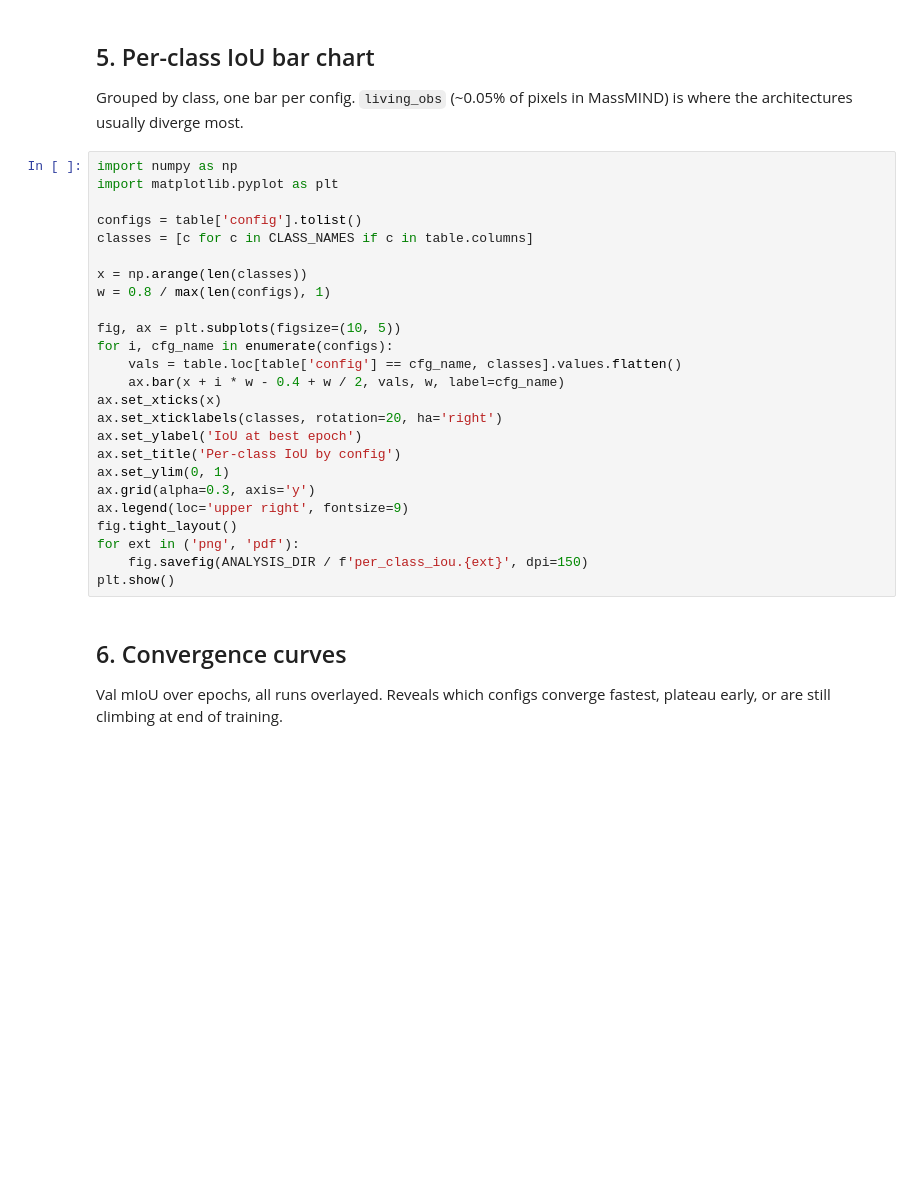
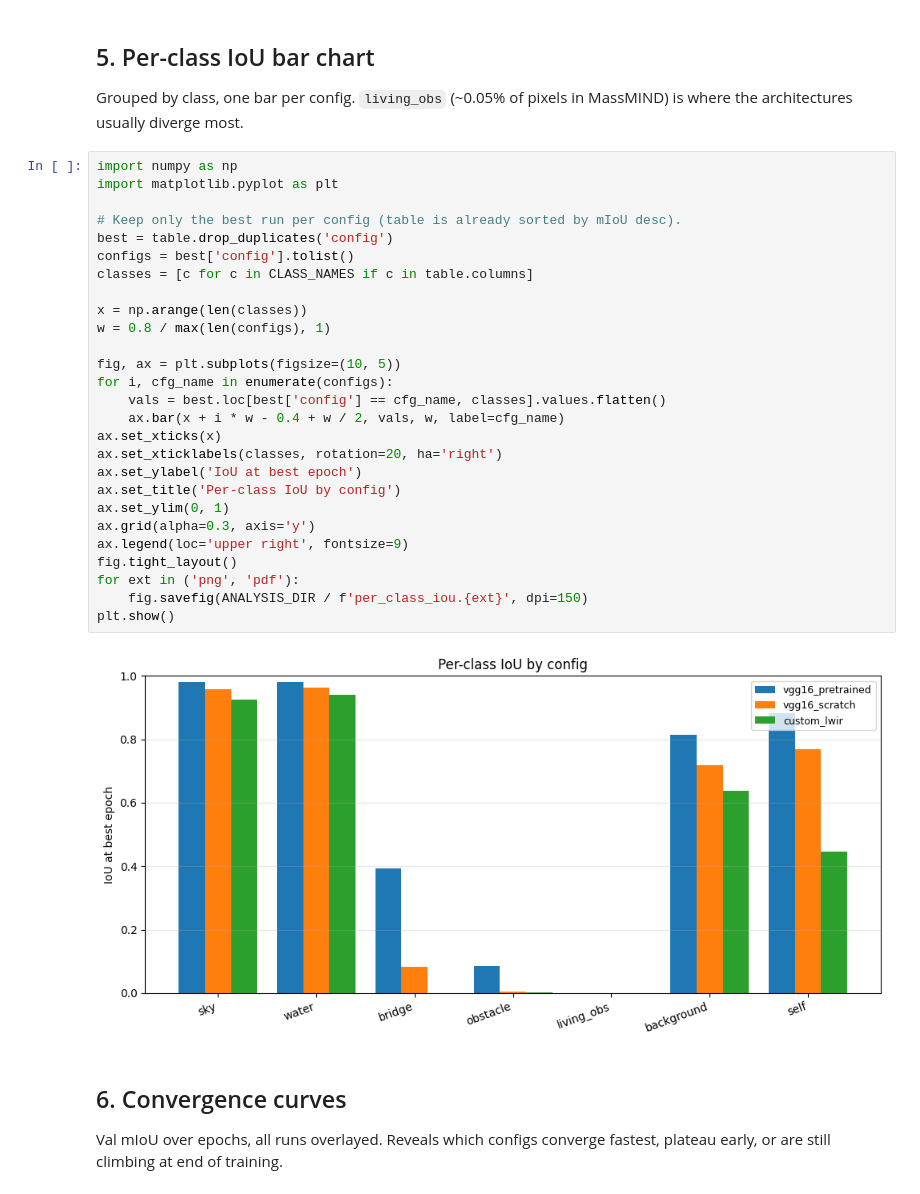
Before and after one commit to whothemann/massmind-segmentation, a Jupyter notebook: notebooks/05_analysis.ipynb, the cells around one changed output. Drawn from its saved outputs; the diff is of its cells as text; blank space fills up the shorter version.

```diff
--- a/notebooks/05_analysis.ipynb
+++ b/notebooks/05_analysis.ipynb
@@ -180,28 +244,32 @@ MassMIND) is where the architectures usually diverge most.
 # %%
 import numpy as np
 import matplotlib.pyplot as plt
 
-configs = table['config'].tolist()
+# Keep only the best run per config (table is already sorted by mIoU desc).
+best = table.drop_duplicates('config')
+configs = best['config'].tolist()
 classes = [c for c in CLASS_NAMES if c in table.columns]
 
 x = np.arange(len(classes))
 w = 0.8 / max(len(configs), 1)
 
 fig, ax = plt.subplots(figsize=(10, 5))
 for i, cfg_name in enumerate(configs):
-    vals = table.loc[table['config'] == cfg_name, classes].values.flatten()
+    vals = best.loc[best['config'] == cfg_name, classes].values.flatten()
     ax.bar(x + i * w - 0.4 + w / 2, vals, w, label=cfg_name)
 ax.set_xticks(x)
 ax.set_xticklabels(classes, rotation=20, ha='right')
 ax.set_ylabel('IoU at best epoch')
 ax.set_title('Per-class IoU by config')
 ax.set_ylim(0, 1)
 ax.grid(alpha=0.3, axis='y')
 ax.legend(loc='upper right', fontsize=9)
 fig.tight_layout()
 for ext in ('png', 'pdf'):
     fig.savefig(ANALYSIS_DIR / f'per_class_iou.{ext}', dpi=150)
 plt.show()
+# %% [output]
+[figure, added]
 # %% [markdown]
 ## 6. Convergence curves
 
```
Also changed, not shown: parts of 9 cells of this notebook, 4 other files.
